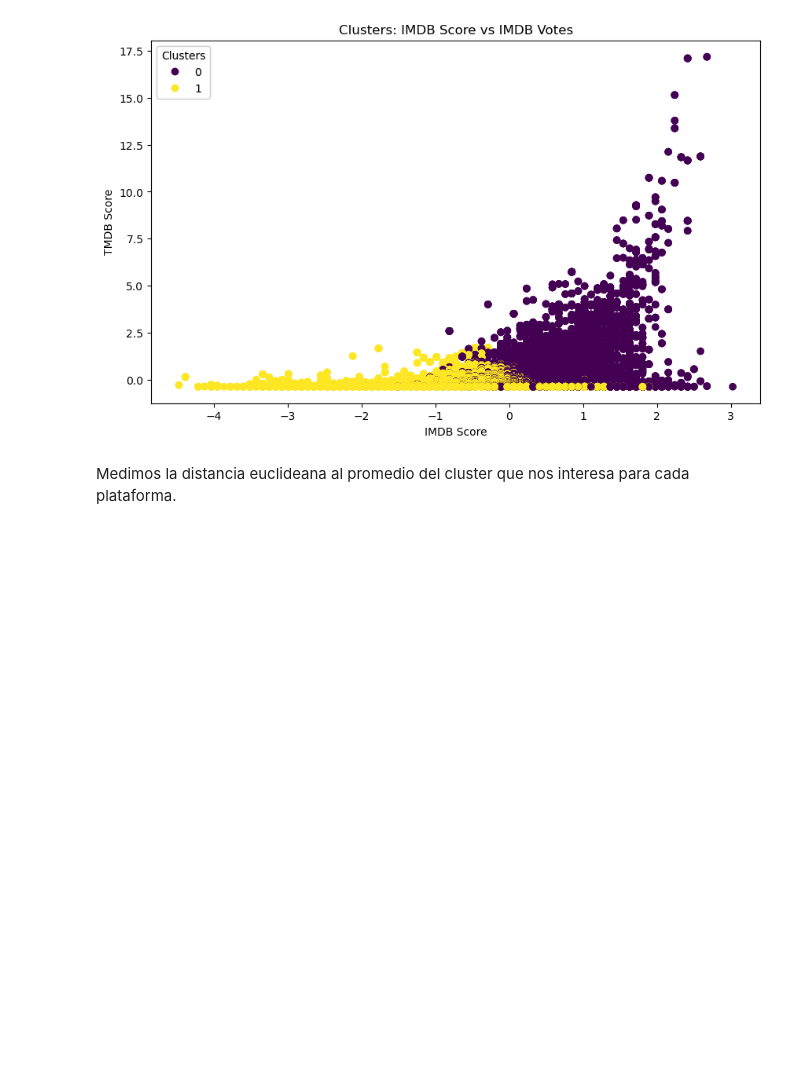
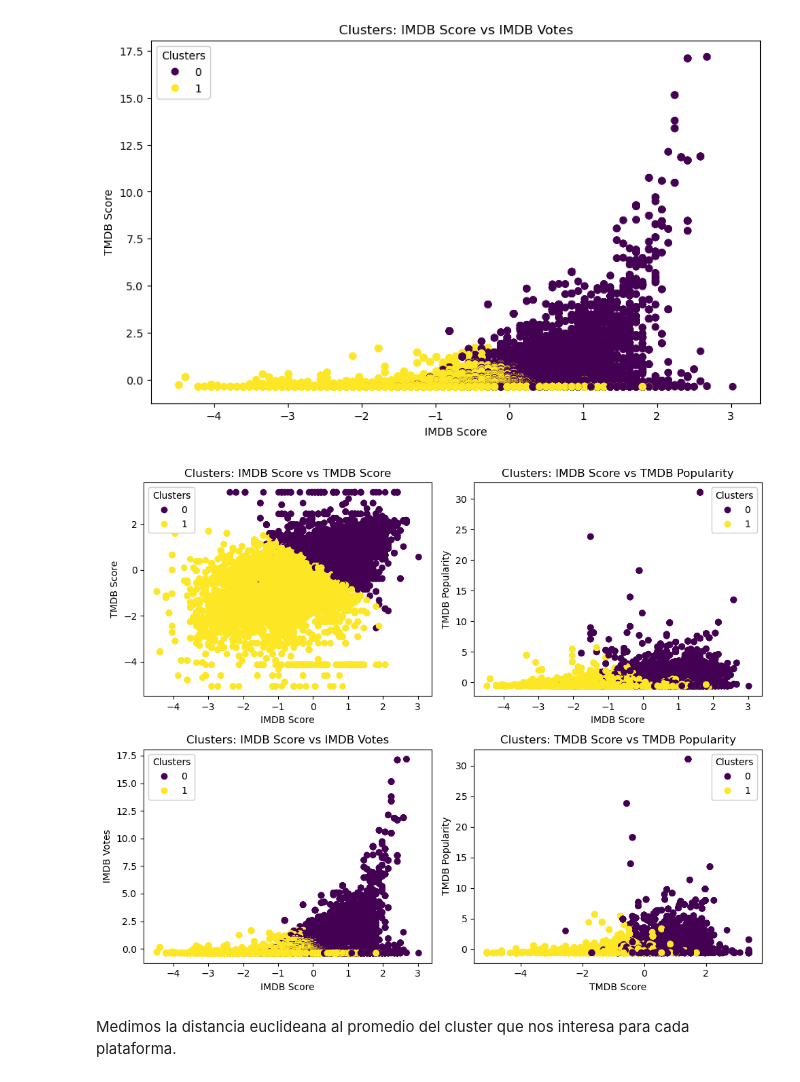
Before and after one commit to Josehoyos26/ML_NS_G13, a Jupyter notebook: Proyecto/EDA.ipynb, the cells around one changed output. Saved outputs shown, nothing was run; the diff lists cells and outputs as text; code cells hidden in the pictures; blank space fills up the shorter version.

```diff
--- a/Proyecto/EDA.ipynb
+++ b/Proyecto/EDA.ipynb
@@ -600,6 +600,51 @@ plt.gca().add_artist(legend1)
 plt.show()
 # %% [output]
 [figure]
+# %%
+import matplotlib.pyplot as plt
+
+# Crear la figura y los ejes para la matriz de gráficos
+fig, axs = plt.subplots(2, 2, figsize=(10, 8))
+
+# Gráfica 1: IMDB Score vs TMDB Score
+scatter1 = axs[0, 0].scatter(df_K_means['imdbScore'], df_K_means['tmdbScore'], c=df_K_means['cluster'], cmap='viridis')
+axs[0, 0].set_xlabel('IMDB Score')
+axs[0, 0].set_ylabel('TMDB Score')
+axs[0, 0].set_title('Clusters: IMDB Score vs TMDB Score')
+legend1 = axs[0, 0].legend(*scatter1.legend_elements(), title="Clusters")
+axs[0, 0].add_artist(legend1)
+
+# Gráfica 2: IMDB Score vs TMDB Popularity
+scatter2 = axs[0, 1].scatter(df_K_means['imdbScore'], df_K_means['tmdbPopularity'], c=df_K_means['cluster'], cmap='viridis')
+axs[0, 1].set_xlabel('IMDB Score')
+axs[0, 1].set_ylabel('TMDB Popularity')
+axs[0, 1].set_title('Clusters: IMDB Score vs TMDB Popularity')
+legend2 = axs[0, 1].legend(*scatter2.legend_elements(), title="Clusters")
+axs[0, 1].add_artist(legend2)
+
+# Gráfica 3: IMDB Score vs IMDB Votes
+scatter3 = axs[1, 0].scatter(df_K_means['imdbScore'], df_K_means['imdbVotes'], c=df_K_means['cluster'], cmap='viridis')
+axs[1, 0].set_xlabel('IMDB Score')
+axs[1, 0].set_ylabel('IMDB Votes')
+axs[1, 0].set_title('Clusters: IMDB Score vs IMDB Votes')
+legend3 = axs[1, 0].legend(*scatter3.legend_elements(), title="Clusters")
+axs[1, 0].add_artist(legend3)
+
+# Gráfica 4: TMDB Score vs TMDB Popularity
+scatter4 = axs[1, 1].scatter(df_K_means['tmdbScore'], df_K_means['tmdbPopularity'], c=df_K_means['cluster'], cmap='viridis')
+axs[1, 1].set_xlabel('TMDB Score')
+axs[1, 1].set_ylabel('TMDB Popularity')
+axs[1, 1].set_title('Clusters: TMDB Score vs TMDB Popularity')
+legend4 = axs[1, 1].legend(*scatter4.legend_elements(), title="Clusters")
+axs[1, 1].add_artist(legend4)
+
+# Ajustar el diseño de la matriz de gráficos
+plt.tight_layout()
+
+# Mostrar la matriz de gráficos
+plt.show()
+# %% [output]
+[figure, added]
 # %% [markdown]
 Medimos la distancia euclideana al promedio del cluster que nos interesa para cada plataforma.
 # %%
```
Also changed, not shown: parts of 1 cell of this notebook, 3 other files.
